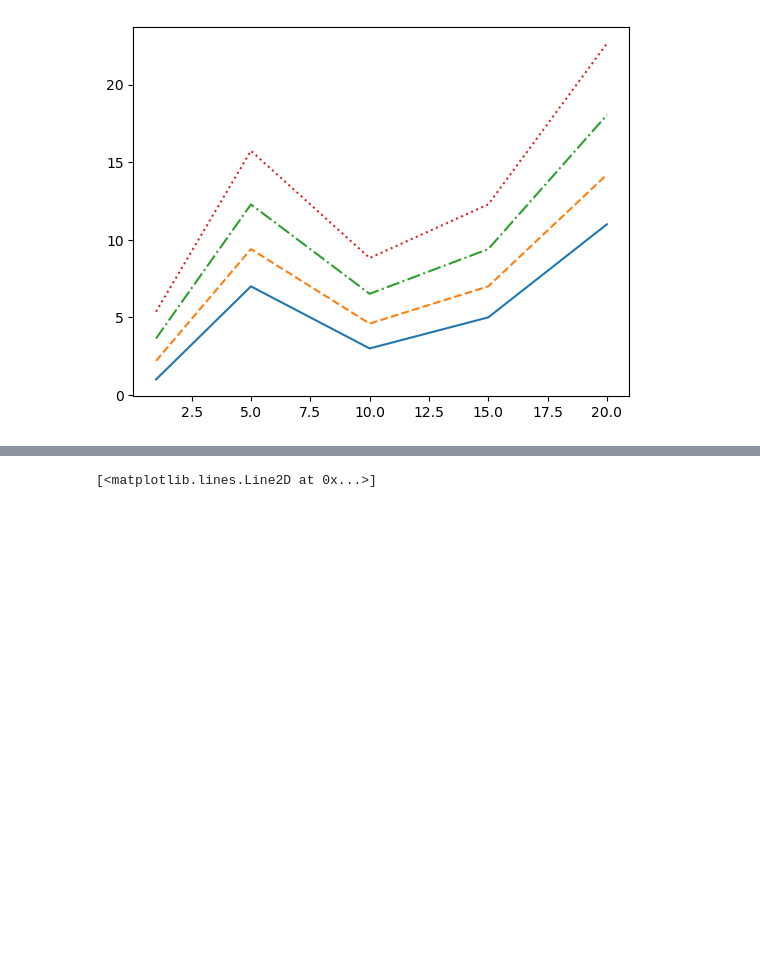
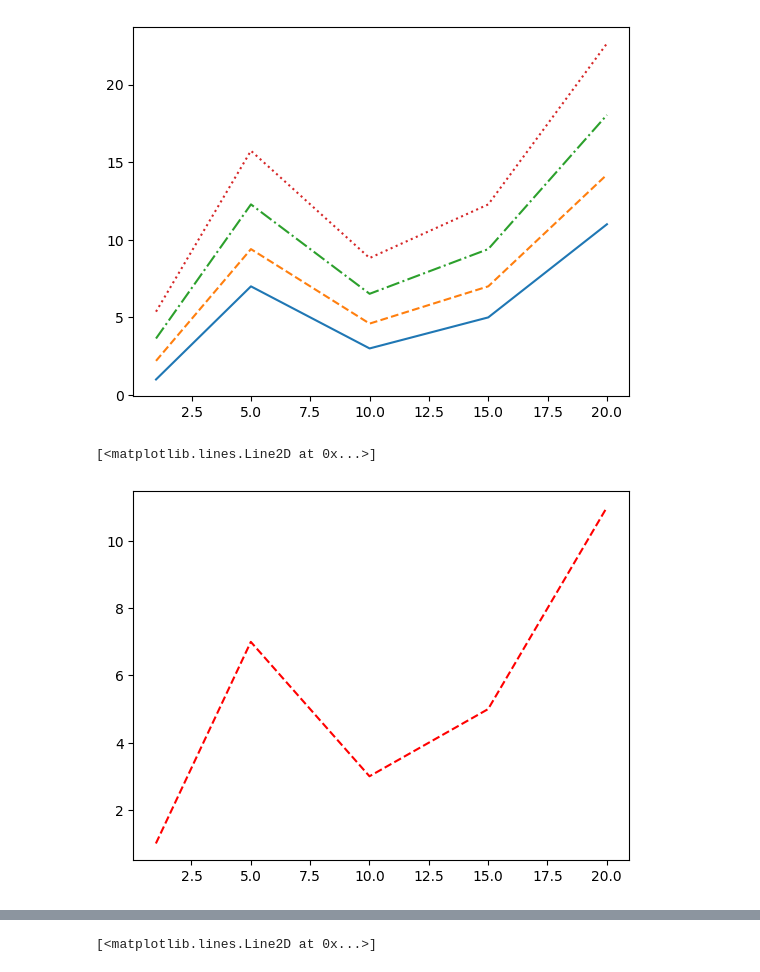
Before and after one commit to krutozavr1/TRO4, a Jupyter notebook: notebooks/examples.ipynb, the cells around one changed output, grey strips where cells are left out. Cells and saved outputs as stored; diff of their text form; code cells hidden in the pictures; blank space fills up the shorter version.

```diff
--- a/notebooks/examples.ipynb
+++ b/notebooks/examples.ipynb
@@ -112,3 +119,10 @@ plt.plot(x, y1, '-', x, y2, '--', x, y3, '-.', x, y4, ':')
  <matplotlib.lines.Line2D at 0x...>,
  <matplotlib.lines.Line2D at 0x...>]
 [figure]
+# %%
+x = [1, 5, 10, 15, 20]
+y = [1, 7, 3, 5, 11]
+plt.plot(x, y, '--r')
+# %% [output]
+[<matplotlib.lines.Line2D at 0x...>]
+[figure, added]
```
Also changed, not shown: parts of 3 cells of this notebook.
